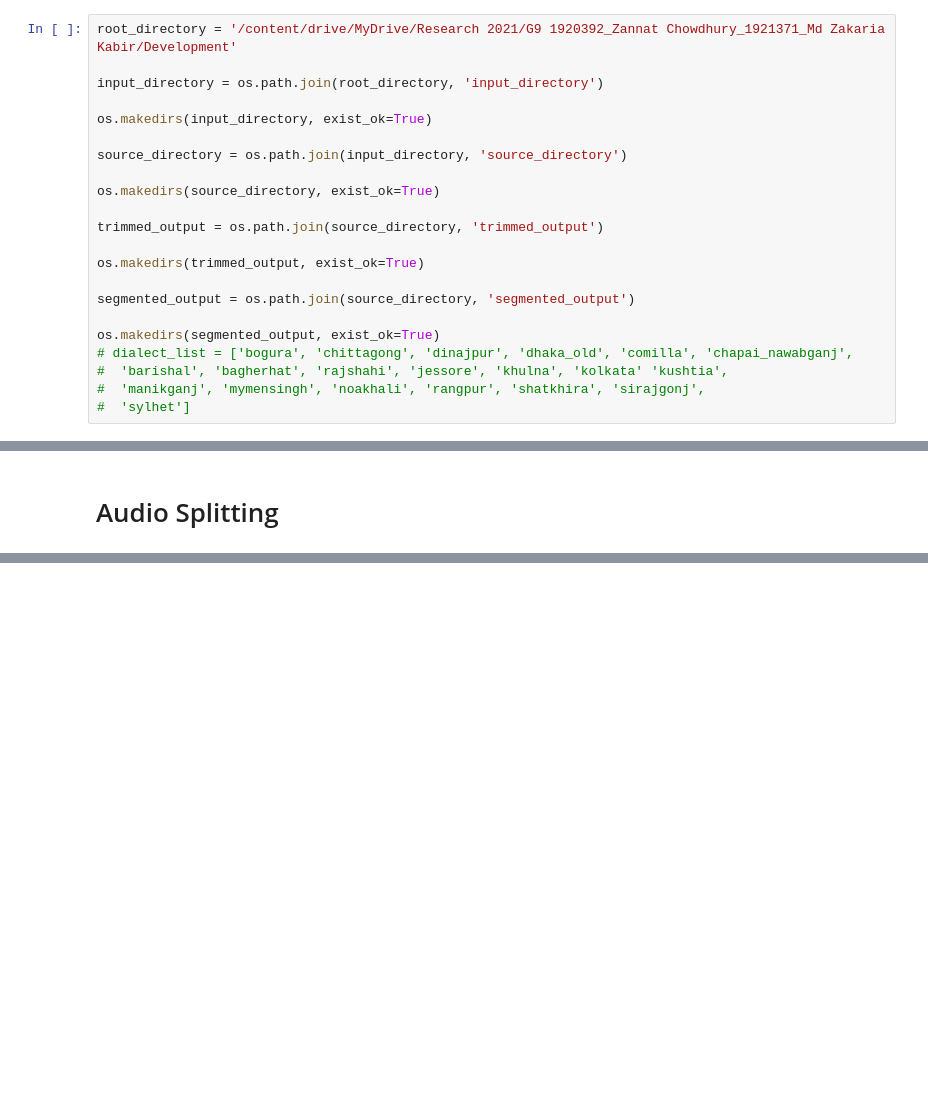
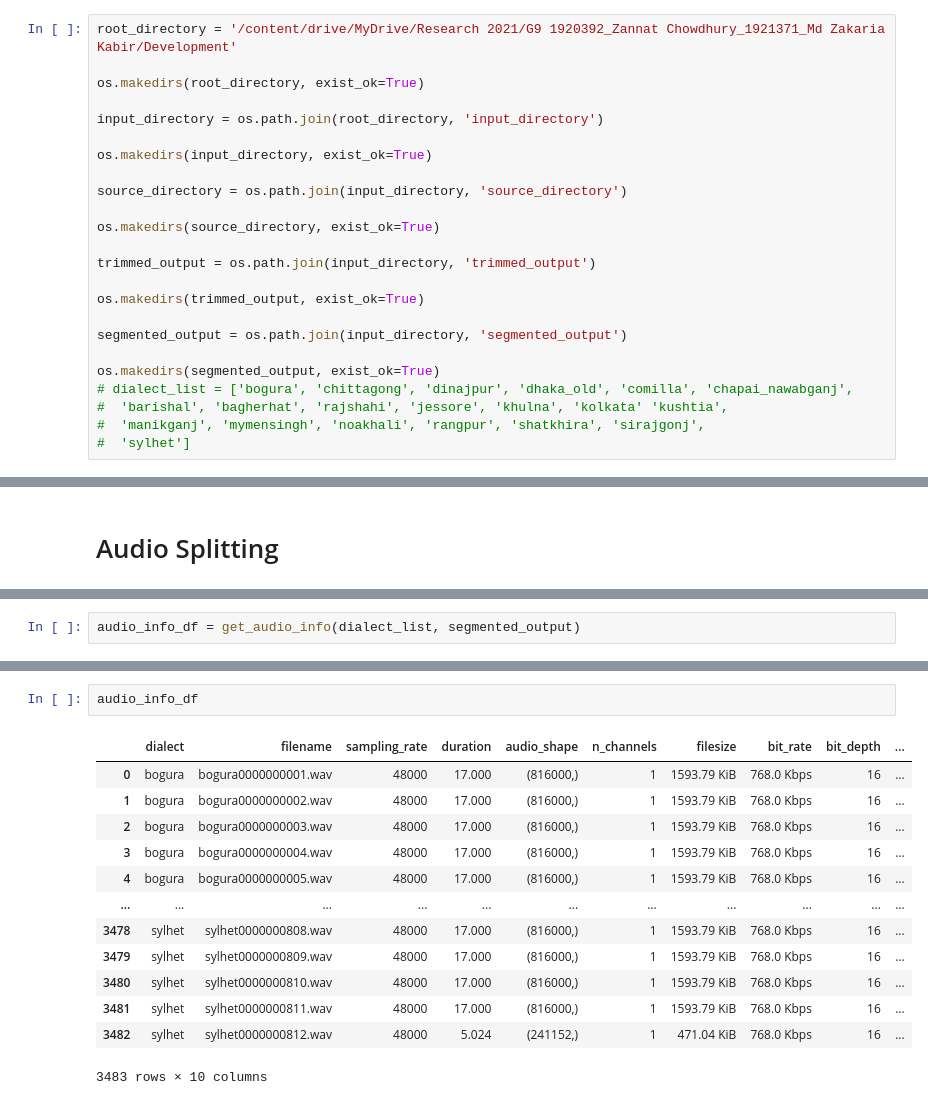
Before and after one commit to zakaria-kabir/Research_Bengali-Dialect-Detection, a Jupyter notebook: Audio_Segmentation.ipynb, the cells around one changed output, grey strips where cells are left out. Cells and saved outputs as stored; diff of their text form; blank space fills up the shorter version.

```diff
--- a/Audio_Segmentation.ipynb
+++ b/Audio_Segmentation.ipynb
@@ -132,6 +150,8 @@ Successfully Imported!!
 #**Initialization**
 # %%
 root_directory = '/content/drive/MyDrive/Research 2021/G9 1920392_Zannat Chowdhury_1921371_Md Zakaria Kabir/Development'
+
+os.makedirs(root_directory, exist_ok=True)
 
 input_directory = os.path.join(root_directory, 'input_directory')
 
@@ -141,11 +161,11 @@ source_directory = os.path.join(input_directory, 'source_directory')
 
 os.makedirs(source_directory, exist_ok=True)
 
-trimmed_output = os.path.join(source_directory, 'trimmed_output')
+trimmed_output = os.path.join(input_directory, 'trimmed_output')
 
 os.makedirs(trimmed_output, exist_ok=True)
 
-segmented_output = os.path.join(source_directory, 'segmented_output')
+segmented_output = os.path.join(input_directory, 'segmented_output')
 
 os.makedirs(segmented_output, exist_ok=True)
 # dialect_list = ['bogura', 'chittagong', 'dinajpur', 'dhaka_old', 'comilla', 'chapai_nawabganj',
@@ -488,0 +449,2 @@ Current Dialect: sylhet
+# %%
+audio_info_df = get_audio_info(dialect_list, segmented_output)
@@ -488,0 +472,16 @@ Current Dialect: sylhet
+# %%
+audio_info_df
+# %% [output]
+|  | dialect | filename | sampling_rate | duration | audio_shape | n_channels | filesize | bit_rate | bit_depth | ... |
+| 0 | bogura | bogura0000000001.wav | 48000 | 17.000 | (816000,) | 1 | 1593.79 KiB | 768.0 Kbps | 16 | ... |
+| 1 | bogura | bogura0000000002.wav | 48000 | 17.000 | (816000,) | 1 | 1593.79 KiB | 768.0 Kbps | 16 | ... |
+| 2 | bogura | bogura0000000003.wav | 48000 | 17.000 | (816000,) | 1 | 1593.79 KiB | 768.0 Kbps | 16 | ... |
+| 3 | bogura | bogura0000000004.wav | 48000 | 17.000 | (816000,) | 1 | 1593.79 KiB | 768.0 Kbps | 16 | ... |
+| 4 | bogura | bogura0000000005.wav | 48000 | 17.000 | (816000,) | 1 | 1593.79 KiB | 768.0 Kbps | 16 | ... |
+| ... | ... | ... | ... | ... | ... | ... | ... | ... | ... | ... |
+| 3478 | sylhet | sylhet0000000808.wav | 48000 | 17.000 | (816000,) | 1 | 1593.79 KiB | 768.0 Kbps | 16 | ... |
+| 3479 | sylhet | sylhet0000000809.wav | 48000 | 17.000 | (816000,) | 1 | 1593.79 KiB | 768.0 Kbps | 16 | ... |
+| 3480 | sylhet | sylhet0000000810.wav | 48000 | 17.000 | (816000,) | 1 | 1593.79 KiB | 768.0 Kbps | 16 | ... |
+| 3481 | sylhet | sylhet0000000811.wav | 48000 | 17.000 | (816000,) | 1 | 1593.79 KiB | 768.0 Kbps | 16 | ... |
+| 3482 | sylhet | sylhet0000000812.wav | 48000 | 5.024 | (241152,) | 1 | 471.04 KiB | 768.0 Kbps | 16 | ... |
+3483 rows × 10 columns
```
Also changed, not shown: parts of 11 cells of this notebook.
